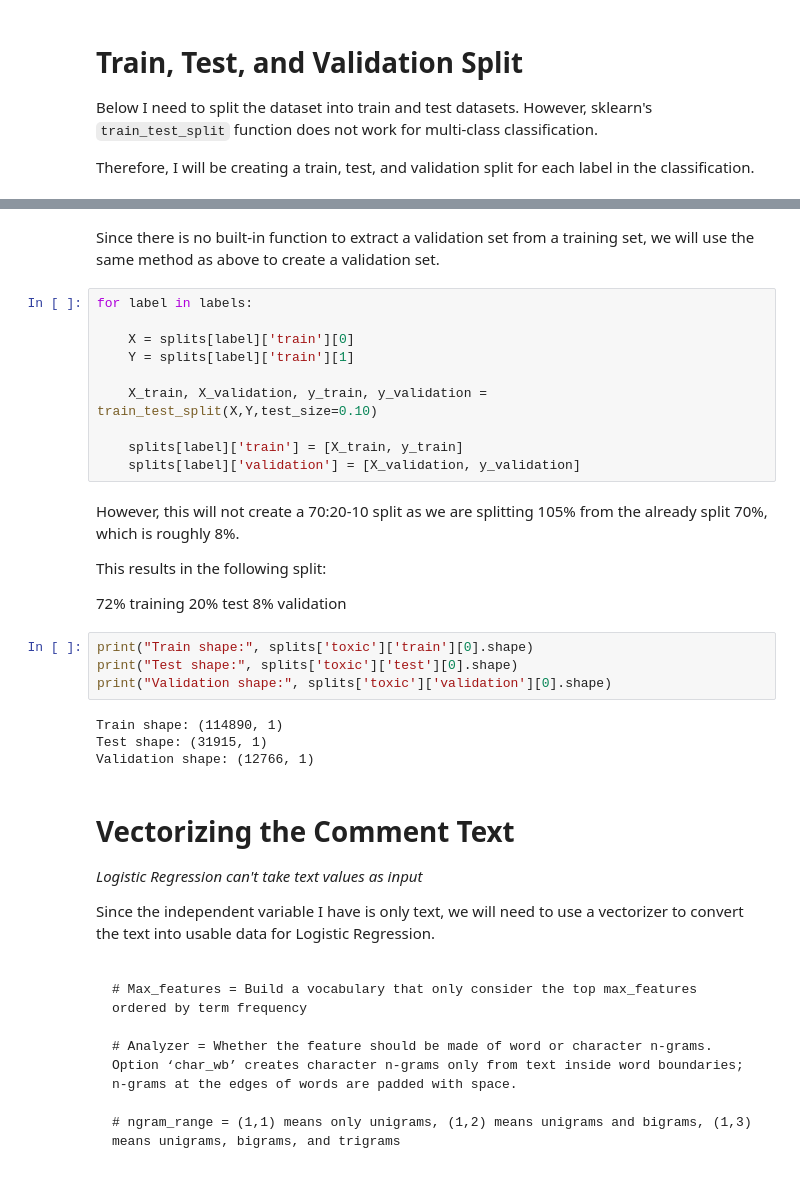
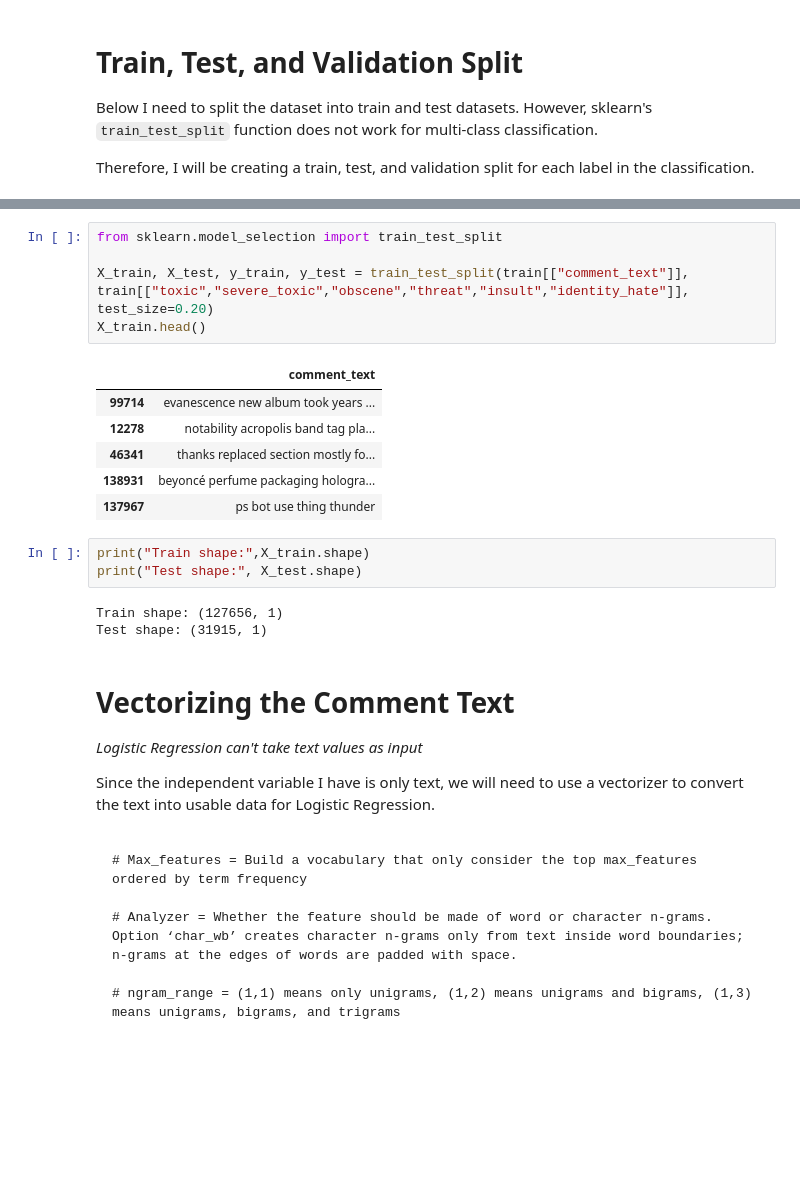
Before and after one commit to andrewgalvin/Thesis, a Jupyter notebook: research/sci-kit-learn/log_reg.ipynb, the cells around one changed output, grey strips where cells are left out. Cells and saved outputs as stored; diff of their text form; blank space fills up the shorter version.

```diff
--- a/research/sci-kit-learn/log_reg.ipynb
+++ b/research/sci-kit-learn/log_reg.ipynb
@@ -171,31 +150,21 @@ for label in labels:
-# %% [markdown]
- Since there is no built-in function to extract a validation set from a training set, we will use the same method as above to create a validation set.
-# %%
-for label in labels:
-
-    X = splits[label]['train'][0]
-    Y = splits[label]['train'][1]
-
-    X_train, X_validation, y_train, y_validation = train_test_split(X,Y,test_size=0.10)
-
-    splits[label]['train'] = [X_train, y_train]
-    splits[label]['validation'] = [X_validation, y_validation]
-# %% [markdown]
-However, this will not create a 70:20-10 split as we are splitting 105% from the already split 70%, which is roughly 8%.
-
-This results in the following split:
-
-72% training
-20% test
-8% validation
+# %%
+from sklearn.model_selection import train_test_split
+
+X_train, X_test, y_train, y_test = train_test_split(train[["comment_text"]], train[["toxic","severe_toxic","obscene","threat","insult","identity_hate"]], test_size=0.20)
+X_train.head()
+# %% [output]
+|  | comment_text |
+| 99714 | evanescence new album took years ... |
+| 12278 | notability acropolis band tag pla... |
+| 46341 | thanks replaced section mostly fo... |
+| 138931 | beyoncé perfume packaging hologra... |
+| 137967 | ps bot use thing thunder |
 # %%
-print("Train shape:", splits['toxic']['train'][0].shape)
-print("Test shape:", splits['toxic']['test'][0].shape)
-print("Validation shape:", splits['toxic']['validation'][0].shape)
+print("Train shape:",X_train.shape)
+print("Test shape:", X_test.shape)
 # %% [output]
-Train shape: (114890, 1)
+Train shape: (127656, 1)
 Test shape: (31915, 1)
-Validation shape: (12766, 1)
 # %% [markdown]
 # Vectorizing the Comment Text
 
```
Also changed, not shown: parts of 23 cells of this notebook, 3 other files.
